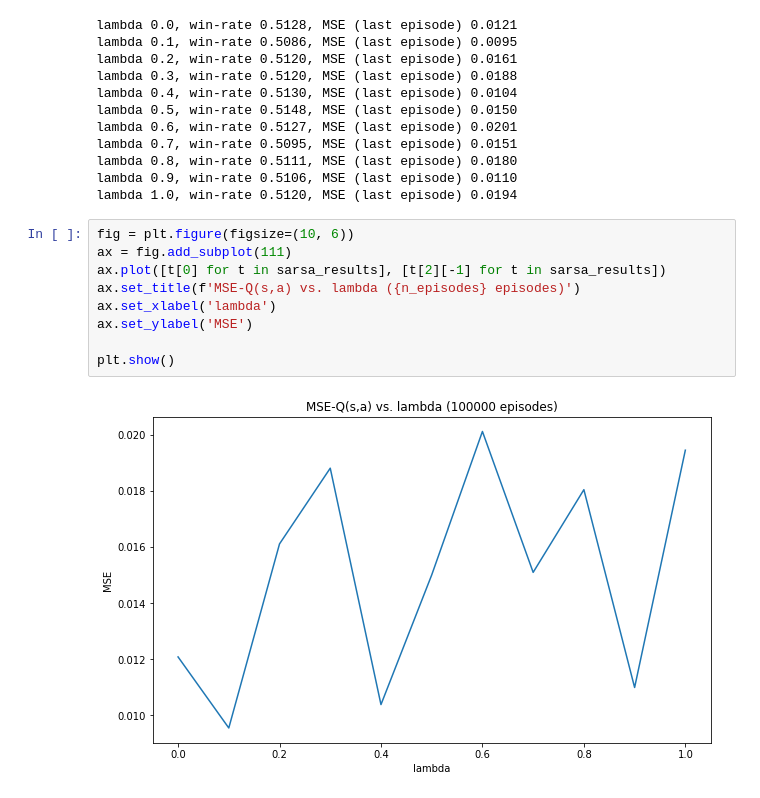
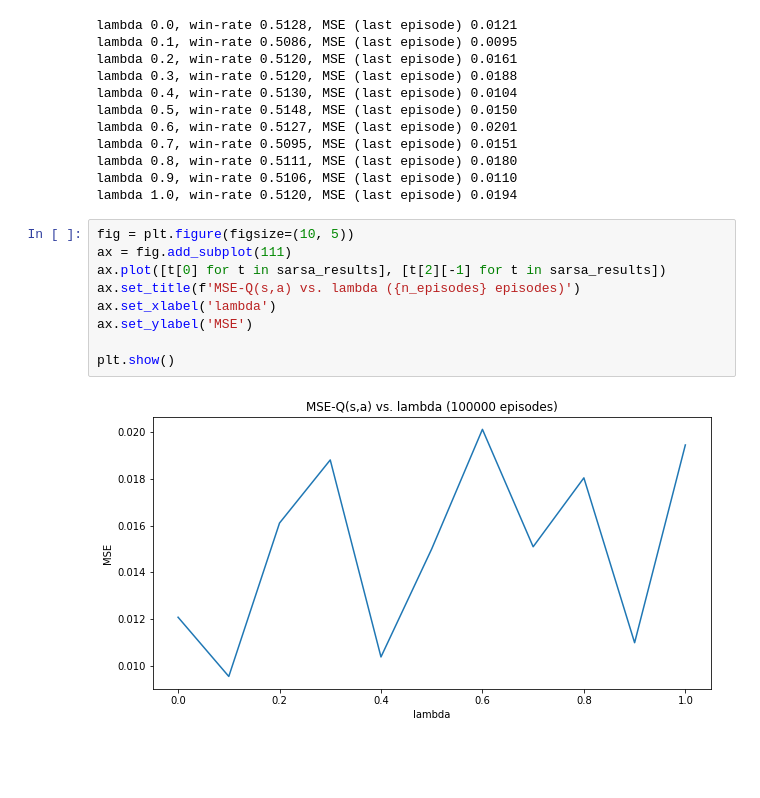
Before and after one commit to york-huang/machine-learning-study, a Jupyter notebook: easy21.ipynb, the cells around one changed output. Saved outputs shown, nothing was run; the diff lists cells and outputs as text; blank space fills up the shorter version.

```diff
--- a/easy21.ipynb
+++ b/easy21.ipynb
@@ -371,14 +371,14 @@ lambda 0.8, win-rate 0.5111, MSE (last episode) 0.0180
 lambda 0.9, win-rate 0.5106, MSE (last episode) 0.0110
 lambda 1.0, win-rate 0.5120, MSE (last episode) 0.0194
 # %%
-fig = plt.figure(figsize=(10, 6))
+fig = plt.figure(figsize=(10, 5))
 ax = fig.add_subplot(111)
 ax.plot([t[0] for t in sarsa_results], [t[2][-1] for t in sarsa_results])
 ax.set_title(f'MSE-Q(s,a) vs. lambda ({n_episodes} episodes)')
 ax.set_xlabel('lambda')
 ax.set_ylabel('MSE')
 
 plt.show()
 # %% [output]
-[figure, old version]
+[figure, new version]
 # %%
```
Also changed, not shown: parts of 6 cells of this notebook, 1 other file.
